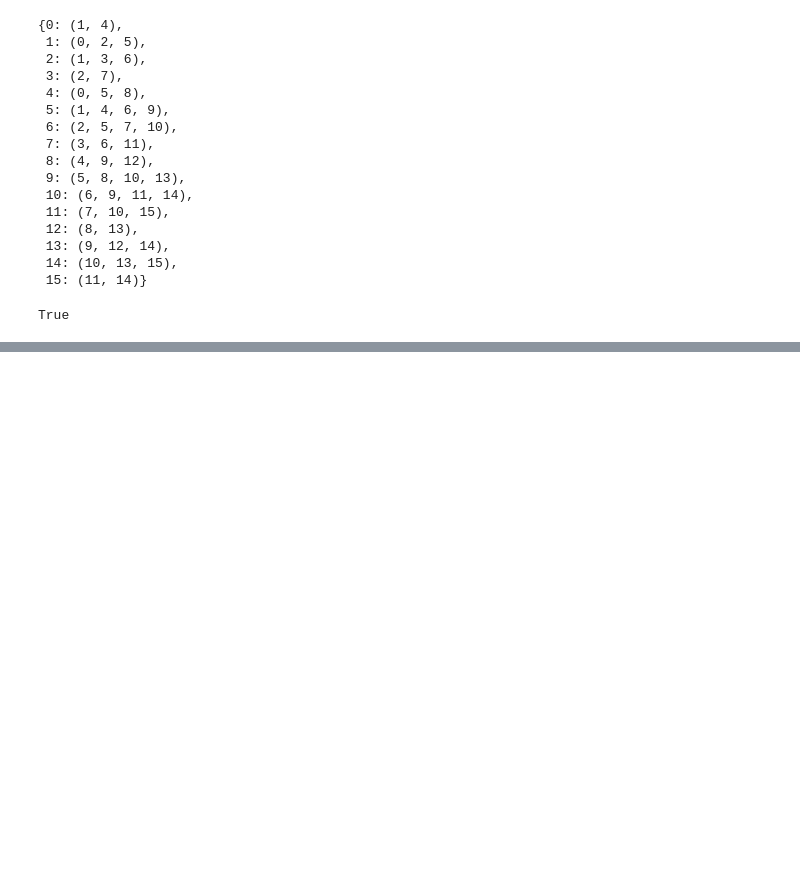
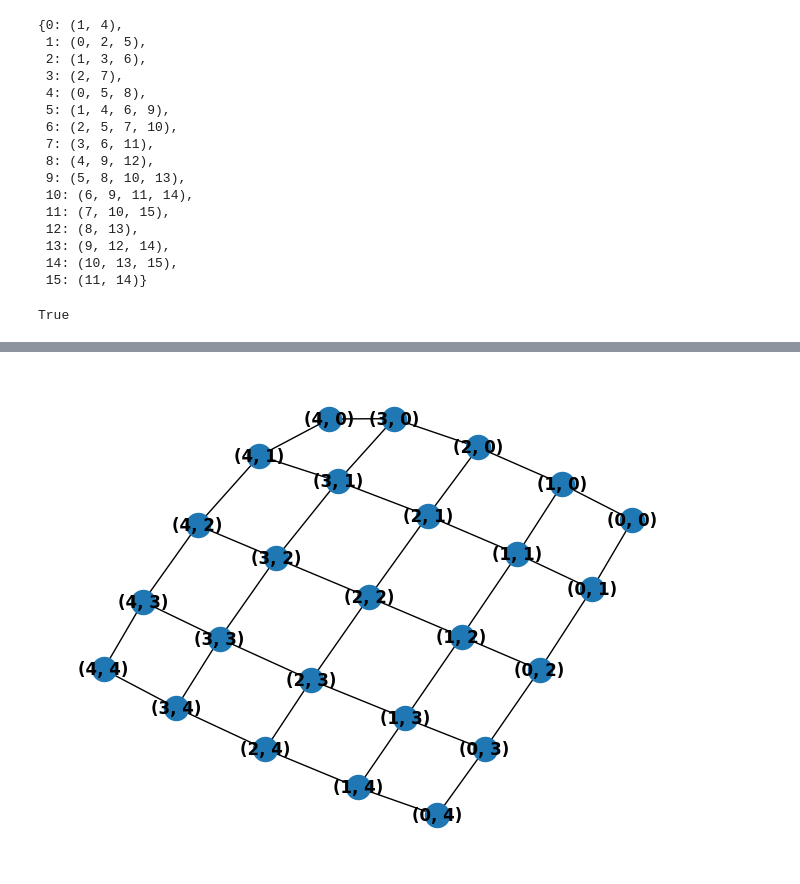
Before and after one commit to mezgoodle/ai_labs, a Jupyter notebook: Lab1/lab.ipynb, the cells around one changed output, grey strips where cells are left out. Saved outputs shown, nothing was run; the diff lists cells and outputs as text; code cells hidden in the pictures; blank space fills up the shorter version.

```diff
--- a/Lab1/lab.ipynb
+++ b/Lab1/lab.ipynb
@@ -158,0 +159,2 @@ plt.show()
+# %%
+G = nx.grid_graph([5, 5])
@@ -158,0 +181,5 @@ plt.show()
+# %%
+nx.draw(G, with_labels=True, font_weight='bold')
+plt.show()
+# %% [output]
+[figure, added]
```
Also changed, not shown: parts of 9 cells of this notebook.
